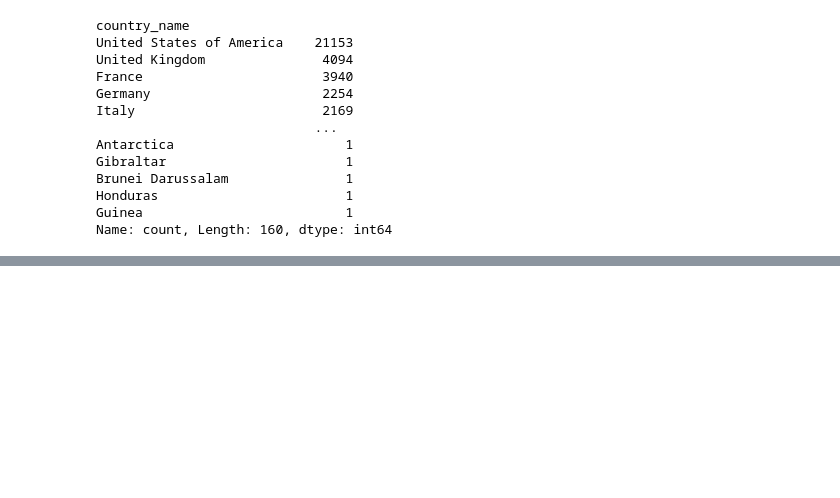
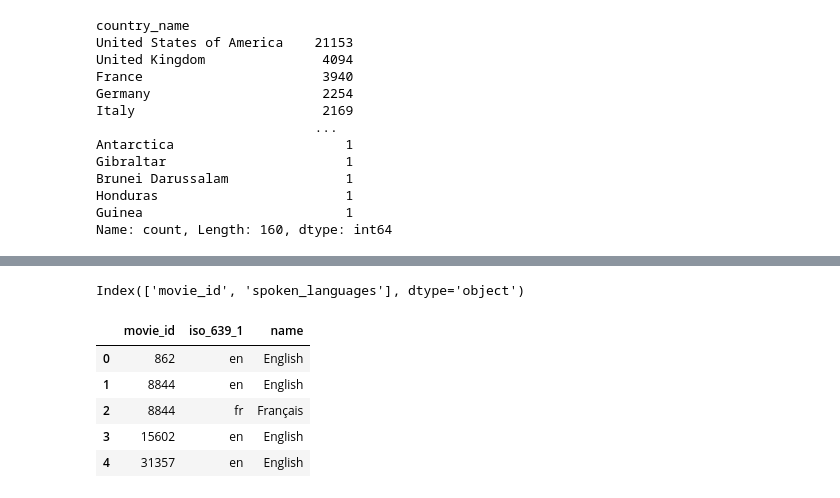
Before and after one commit to FranciscoHugoLezik/MLOps_Movies, a Jupyter notebook: notebooks/ETL.ipynb, the cells around one changed output, grey strips where cells are left out. Saved outputs shown, nothing was run; the diff lists cells and outputs as text; code cells hidden in the pictures; blank space fills up the shorter version.

Commit message:
Se agrega la extracción y transformación de la columna spoken_languages en el dataset movies, incluyendo desanidado y renombrado de columnas.

```diff
--- a/notebooks/ETL.ipynb
+++ b/notebooks/ETL.ipynb
@@ -480,0 +483,2 @@ Name: count, Length: 160, dtype: int64
+# %%
+spoken_languages = movies_df[['id', 'spoken_languages']].copy()
@@ -480,0 +506,27 @@ Name: count, Length: 160, dtype: int64
+# %%
+spoken_languages.rename(
+    columns={
+        'id': 'movie_id'
+    },
+    inplace=True)
+# %%
+spoken_languages.columns
+# %% [output]
+Index(['movie_id', 'spoken_languages'], dtype='object')
+# %%
+spoken_languages['spoken_languages'] = spoken_languages['spoken_languages'].apply(lambda x: ast.literal_eval(str(x)) if isinstance(x, str) and pd.notna(x) else x)
+
+exploded = spoken_languages.explode('spoken_languages')
+
+new_columns = pd.json_normalize(exploded['spoken_languages'])
+
+spoken_languages = exploded.drop(columns=['spoken_languages']).reset_index(drop=True).join(new_columns)
+# %%
+spoken_languages.head(5)
+# %% [output]
+|  | movie_id | iso_639_1 | name |
+| 0 | 862 | en | English |
+| 1 | 8844 | en | English |
+| 2 | 8844 | fr | Français |
+| 3 | 15602 | en | English |
+| 4 | 31357 | en | English |
```
Also changed, not shown: parts of 7 cells of this notebook.
